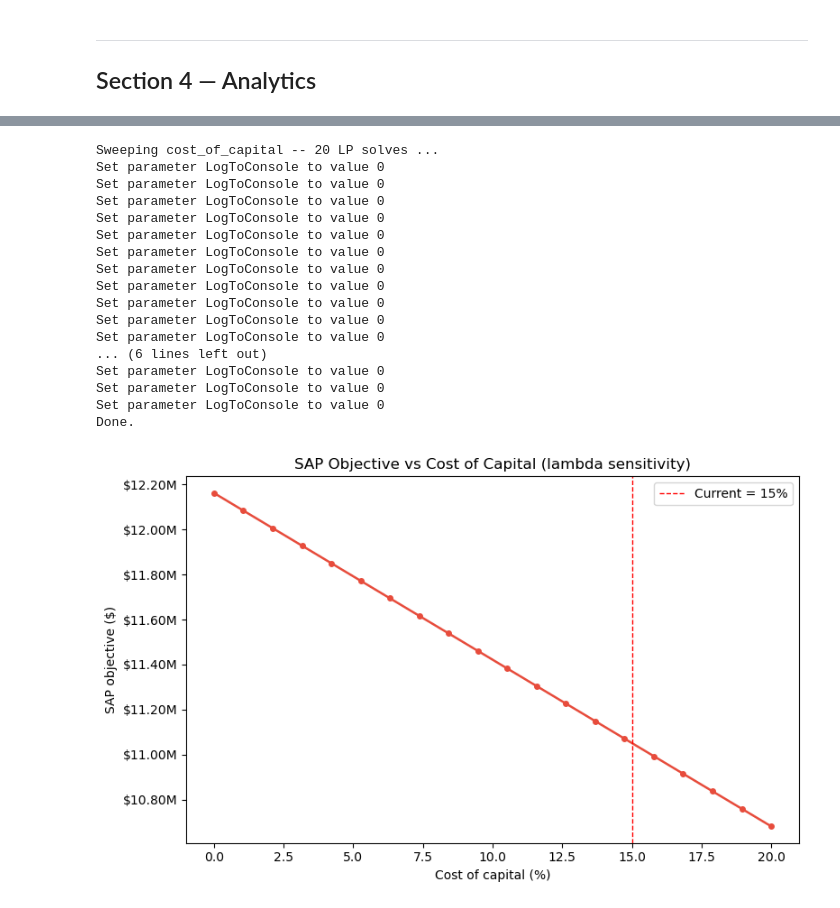
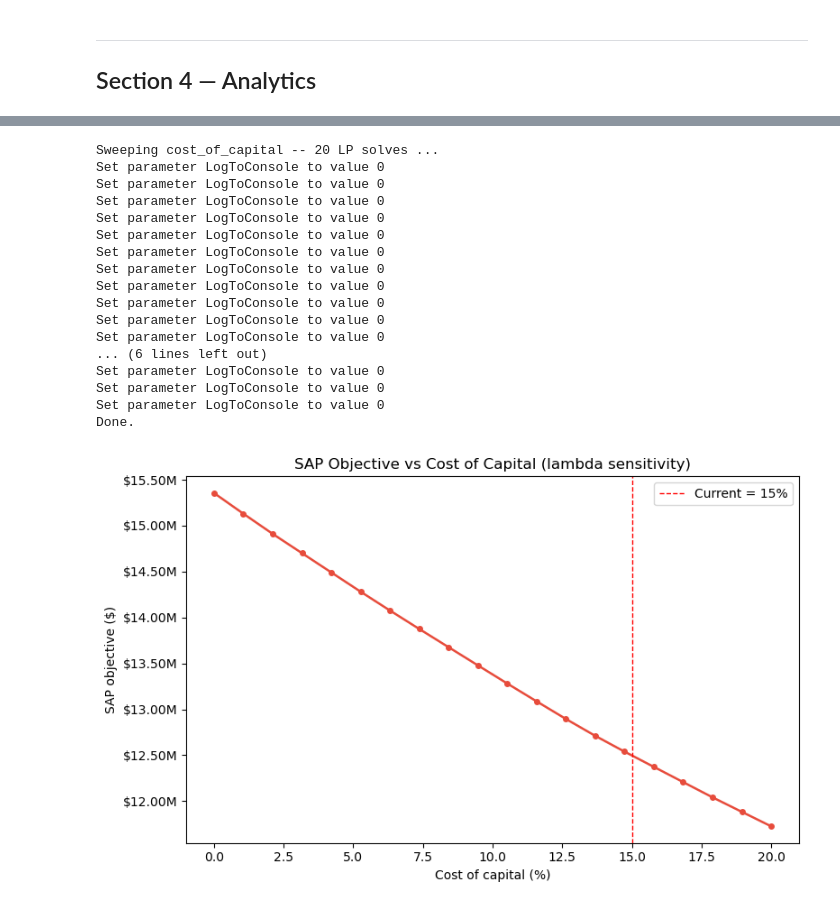
Before and after one commit to tutur787/Pyxidr-Capstone-Project, a Jupyter notebook: Optimization/FABN_Optimizer_SAP_Shadow_SWAP.ipynb, the cells around one changed output, grey strips where cells are left out. Cells and saved outputs as stored; diff of their text form; code cells hidden in the pictures.

```diff
--- a/Optimization/FABN_Optimizer_SAP_Shadow_SWAP.ipynb
+++ b/Optimization/FABN_Optimizer_SAP_Shadow_SWAP.ipynb
@@ -49,7 +49,7 @@ $$
 # =============================================================================
 import pandas as pd   # available before %run
 
-optimization_date = pd.Timestamp("2024-03-29")   # <- CHANGE THIS DATE
+optimization_date = pd.Timestamp("2025-01-15")   # <- CHANGE THIS DATE
 
 _FABN_ISSUE    = pd.Timestamp("2022-09-06")
 _FABN_MATURITY = pd.Timestamp("2027-09-06")
@@ -149,6 +152,9 @@ r_FABN      = pipeline["r_FABN"]        # FABN funding rate (annual)
 D_FABN      = pipeline["D_FABN"]        # liability modified duration (yrs)
 RBC_bar     = pipeline["RBC_bar"]       # required-capital multiplier on RBC
 eps_D       = pipeline["eps_D"]         # duration band tolerance (yrs)
+cvar_relloss = pipeline["cvar_relloss"]  # (S,N) per-$ forced-sale loss coeffs (Step 4)
+cvar_d_rate  = pipeline["cvar_d_rate"]   # (S,) per-scenario rate shock (swap MV)
+cvar_alpha   = pipeline["cvar_alpha"]    # CVaR tail level (worst 5%)
 
 print(f"Pipeline loaded: N={N}, Q={Q_full} -> {Q} (truncated to {qtr_idx[-1]})  |  date {optimization_date.date()}")
 print(f"Book yield mean {book_yield.mean()*100:.2f}%  |  tau mean {tau.mean()*1e4:.1f} bps")
@@ -504,7 +540,6 @@ else:
     pi_budget    = model.getConstrByName("budget").Pi
     pi_dur_upper = model.getConstrByName("dur_upper").Pi
     pi_dur_lower = model.getConstrByName("dur_lower").Pi
-    pi_shortfall = model.getConstrByName("pv_shortfall_limit").Pi
     pi_facility  = np.array([model.getConstrByName(f"facility_{q}").Pi for q in range(Q)])
     pi_issuer    = {iss: model.getConstrByName(f"conc_{iss}").Pi for iss in issuer_groups}
 
@@ -513,8 +548,8 @@ else:
 
     # -- 2b. Marginal $ with NO issuer/diversification caps -----------------
     #        Same exercise as the Budget shadow price, but relax ONLY the
-    #        issuer concentration caps (conc_*).  KEEP the duration band and
-    #        the PV-shortfall cap, so the duration-relief value that makes the
+    #        issuer concentration caps (conc_*).  KEEP the CVaR limit (duration band
+    #        relaxed; PV-shortfall cap removed), so the risk-relief value that makes the
     #        budget dollar worth pi_budget is preserved -- only diversification
     #        is freed.  Re-solve and read the new budget dual.  The returned
     #        principal is reinvested by the model's facility block automatically
@@ -552,7 +587,7 @@ else:
                               f"${pi_unconstr - pi_budget:+,.4f}/$1; freed $ -> {CUSIPS[best_i]} [{_best_status}]"),
         },
         {
-            "Constraint"   : f"Duration upper  (<= {eps_D} yr x H)",
+            "Constraint"   : ("Duration upper  (relaxed -- CVaR governs)" if use_cvar else f"Duration upper  (<= {eps_D} yr x H)"),
             "Shadow price" : f"${pi_dur_upper:+,.4f} / yr-$",
             "Binding?"     : _yn(pi_dur_upper),
             "Reading"      : (
@@ -562,23 +597,13 @@ else:
             ),
         },
         {
-            "Constraint"   : f"Duration lower  (<= {eps_D} yr x H)",
+            "Constraint"   : ("Duration lower  (relaxed -- CVaR governs)" if use_cvar else f"Duration lower  (<= {eps_D} yr x H)"),
             "Shadow price" : f"${pi_dur_lower:+,.4f} / yr-$",
             "Binding?"     : _yn(pi_dur_lower),
             "Reading"      : (
                 f"Binding -- widen band by 0.1 yr -> +${abs(pi_dur_lower)*0.1*H:,.0f} NII"
                 if abs(pi_dur_lower) > 1e-6 else
                 "Not binding -- portfolio fits naturally within lower limit"
-            ),
-        },
-        {
-            "Constraint"   : f"PV shortfall cap  (<= {phi_sf:.1%} PV_L)",
-            "Shadow price" : f"${pi_shortfall:+,.4f} / $1",
-            "Binding?"     : _yn(pi_shortfall),
-            "Reading"      : (
-                f"Binding -- $1M more tolerance -> +${abs(pi_shortfall)*1e6:,.0f} NII"
-                if abs(pi_shortfall) > 1e-6 else
-                "Not binding -- facility surplus comfortable"
             ),
         },
     ])
@@ -1005,7 +1029,7 @@ keeping the duration band, exactly as in Section 3B.
 if model.Status != GRB.OPTIMAL:
     print("3B-iii requires an optimal base solution -- skipping.")
 else:
-    _terms = ["NII", "Savings", "Capital", "Turnover", "Liquidity", "SwapNII", "SwapCap"]
+    _terms = ["NII", "Savings", "Capital", "Turnover", "SwapNII", "SwapCap"]
 
     def _resolve_budget(H_new, drop_caps=False):
         m = model.copy(); m.Params.OutputFlag = 0
@@ -1155,7 +1179,7 @@ else:
     # current budget.  Far from H the ceteris-paribus convention (fixed duration
     # target & caps) distorts the curve, so only the neighbourhood is shown.
     from matplotlib.ticker import FuncFormatter
-    _xlo, _xhi = 470.0, 550.0   # zoom window ($M), tight & symmetric around H=$500M
+    _xlo, _xhi = 500.0, 700.0   # zoom window ($M), tight & symmetric around H=$500M
     _win = (H_grid / 1e6 >= _xlo) & (H_grid / 1e6 <= _xhi)
     _fmt = FuncFormatter(lambda v, _: f"${v:.4f}")
     for _ax, _yd in ((axes[0], np.concatenate([pi_con[_win], pi_unc[_win]])),
@@ -1439,17 +1461,15 @@ def _solve_sap(coc=cost_of_capital, eta_=eta, eps_D_=eps_D, delta_=delta):
     lam = coc * RBC_bar
     m = gp.Model("sap_sens"); m.Params.LogToConsole = 0; m.Params.OutputFlag = 0
     h2 = m.addVars(N, lb=0.0)
-    for i in range(N):
-        if post_fabn_mask[i]: h2[i].ub = 0.0
+    # Step 2: post-FABN-maturity bonds admissible (no h2[i].ub=0 exclusion)
     dp = m.addVar(lb=0.0); dn = m.addVar(lb=0.0)
     tp = m.addVars(N, lb=0.0); tm = m.addVars(N, lb=0.0)
     B2 = m.addVars(Q, lb=0.0); sn = m.addVars(Q, lb=0.0)
     nii = gp.quicksum(nii_rate[i]*h2[i] for i in range(N))
     rbc = gp.quicksum(theta[i]*h2[i] for i in range(N))
     txn = gp.quicksum(tau[i]*(tp[i]+tm[i]) for i in range(N))
-    liq = eta_ * gp.quicksum(df_q[q]*sn[q] for q in range(Q))
     sav = r_save * dt_q * gp.quicksum(B2[q] for q in range(Q-1))
-    m.setObjective(nii - lam*rbc - txn - liq + sav, GRB.MAXIMIZE)
+    m.setObjective(nii - lam*rbc - txn + sav, GRB.MAXIMIZE)  # Step 1: no liq penalty (matches main model)
     m.addConstr(gp.quicksum(h2[i] for i in range(N)) == H)
     m.addConstr(gp.quicksum(durs[i]*h2[i] for i in range(N)) - D_FABN*H == dp - dn)
     m.addConstr(dp <= eps_D_*H); m.addConstr(dn <= eps_D_*H)
@@ -1461,38 +1481,37 @@ def _solve_sap(coc=cost_of_capital, eta_=eta, eps_D_=eps_D, delta_=delta):
         cfa = gp.quicksum(qtr_bond_cf[q, i]*h2[i] for i in range(N)); cfl = float(qtr_fabn_cf[q])
         if q == 0: m.addConstr(B2[q] - sn[q] == cfa - cfl)
         else:      m.addConstr(B2[q] - sn[q] == (1.0 + r_save*dt_q)*B2[q-1] + cfa - cfl)
-    m.addConstr(gp.quicksum(df_q[q]*sn[q] for q in range(Q)) <= phi_sf*PV_liability)
     m.optimize()
     return m.ObjVal if m.Status == GRB.OPTIMAL else float("nan")
 
 coc_range = np.linspace(0.0, 0.20, 20)
 print("Sweeping cost_of_capital -- 20 LP solves ...")
 sap_coc = [_solve_sap(coc=c) for c in coc_range]
 print("Done.")
 fig, ax = plt.subplots(figsize=(8, 5))
 ax.plot(coc_range*100, sap_coc, "o-", color="#e74c3c", linewidth=1.8, markersize=4)
 ax.axvline(cost_of_capital*100, color="red", linestyle="--", linewidth=1.0,
            label=f"Current = {cost_of_capital:.0%}")
 ax.set_xlabel("Cost of capital (%)"); ax.set_ylabel("SAP objective ($)")
 ax.set_title("SAP Objective vs Cost of Capital (lambda sensitivity)")
 ax.yaxis.set_major_formatter(plt.FuncFormatter(lambda v, _: f"${v/1e6:.2f}M"))
 ax.legend(); plt.tight_layout(); plt.show()
 # %% [output]
 Sweeping cost_of_capital -- 20 LP solves ...
 Set parameter LogToConsole to value 0
 Set parameter LogToConsole to value 0
 Set parameter LogToConsole to value 0
 Set parameter LogToConsole to value 0
 Set parameter LogToConsole to value 0
 Set parameter LogToConsole to value 0
 Set parameter LogToConsole to value 0
 Set parameter LogToConsole to value 0
 Set parameter LogToConsole to value 0
 Set parameter LogToConsole to value 0
 Set parameter LogToConsole to value 0
 ... (6 lines left out)
 Set parameter LogToConsole to value 0
 Set parameter LogToConsole to value 0
 Set parameter LogToConsole to value 0
 Done.
-[figure, old version]
+[figure, new version]
```
Also changed, not shown: parts of 15 cells of this notebook, 27 other files.
